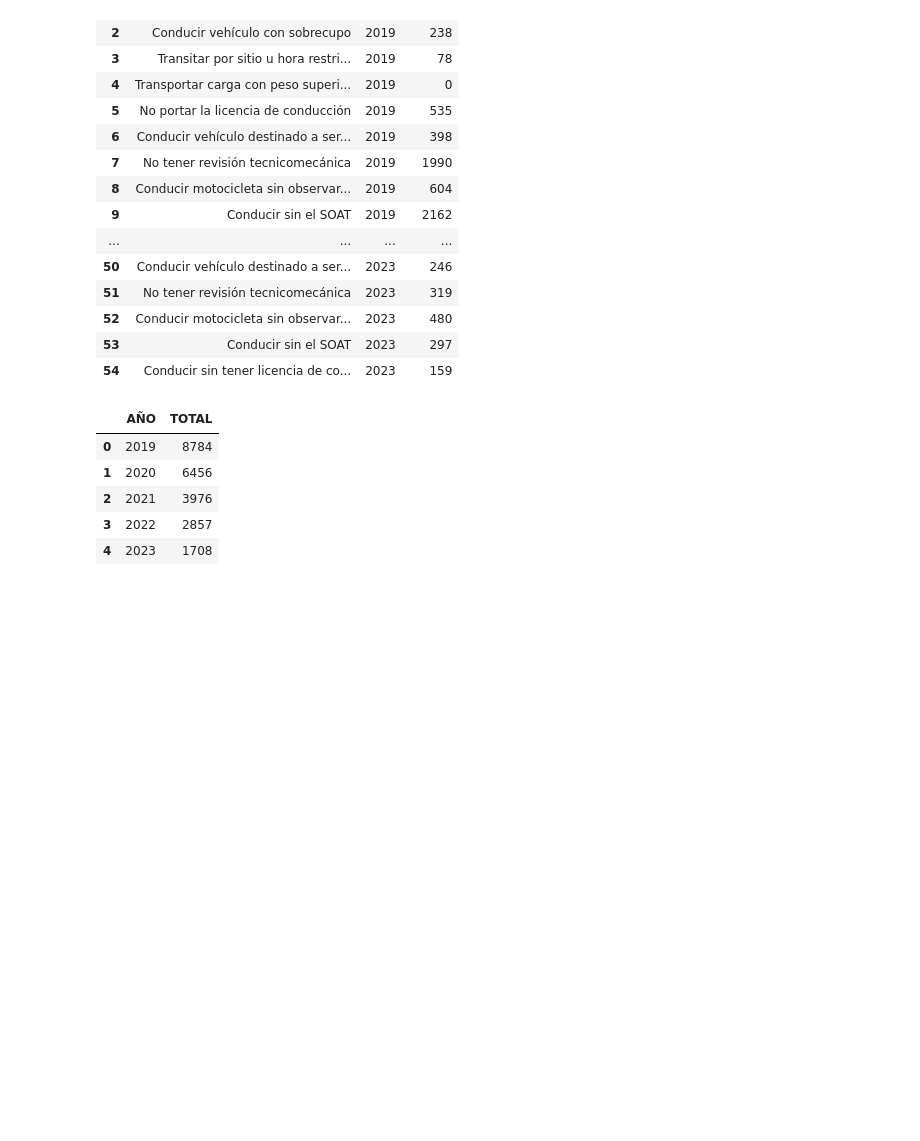
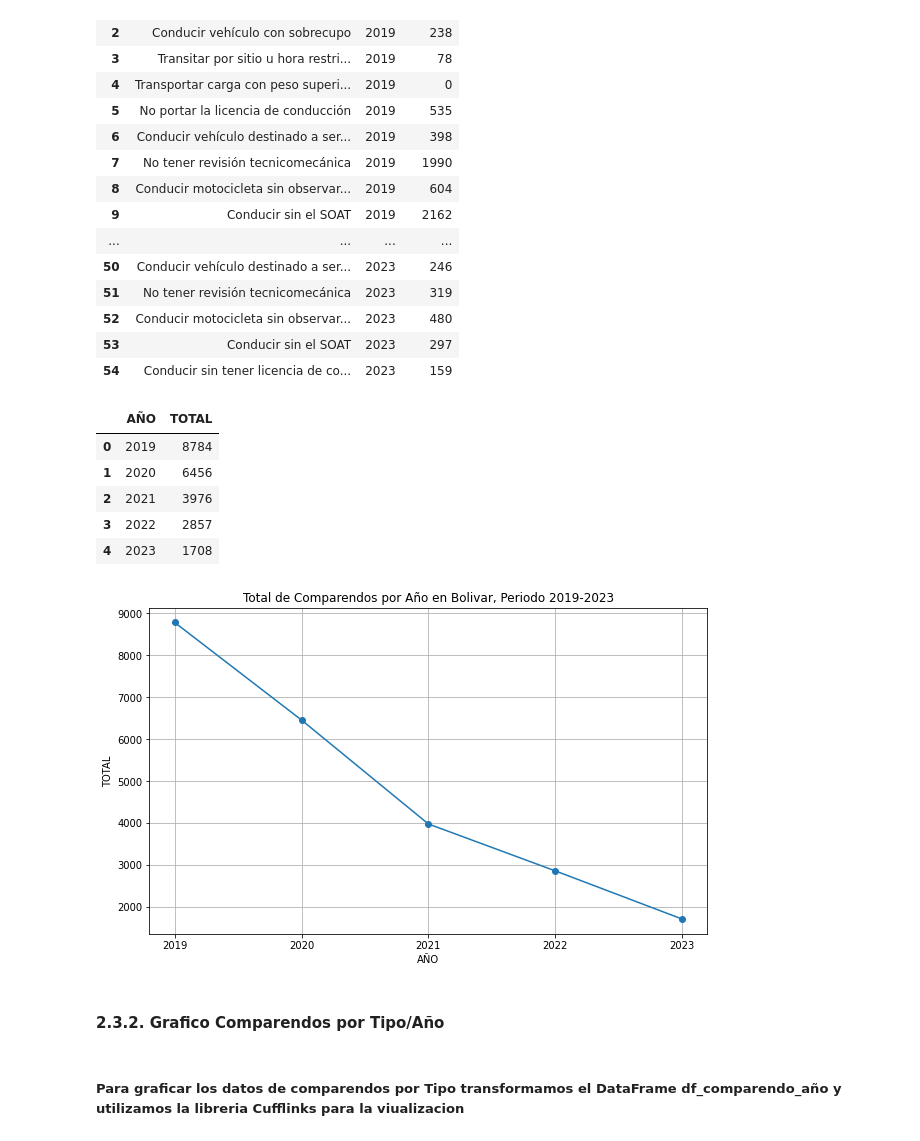
Before and after one commit to rjpaternina/comparendos_transito_Bolivar, a Jupyter notebook: notebooks/comparendos_transito_bolivar_anual.ipynb, the cells around one changed output. Cells and saved outputs as stored; diff of their text form; code cells hidden in the pictures; blank space fills up the shorter version.

```diff
--- a/notebooks/comparendos_transito_bolivar_anual.ipynb
+++ b/notebooks/comparendos_transito_bolivar_anual.ipynb
@@ -532,0 +549,19 @@ fig_lineas
+# %%
+#Creamos Grafico de lineas
+plt.figure(figsize=(10,6))
+plt.plot(comparendo_anual["AÑO"], comparendo_anual["TOTAL"], marker="o")
+plt.title('Total de Comparendos por Año en Bolivar, Periodo 2019-2023')
+plt.grid(True)
+
+#Editamos Titulo y Etiquetas del Grafico
+plt.xlabel('AÑO')
+plt.ylabel('TOTAL')
+
+plt.savefig("D:\\Ricardo\\Programacion\\Data_Science\\Proyectos_DS\\comparendos_transito_Bolivar\\results\\plots\\comparendos_linea.jpeg")
+plt.show()
+# %% [output]
+[figure, added]
+# %% [markdown]
+#### <font color="redblue"> **2.3.2. Grafico Comparendos por Tipo/Año**</font>
+# %% [markdown]
+##### Para graficar los datos de comparendos por Tipo transformamos el DataFrame df_comparendo_año y utilizamos la libreria Cufflinks para la viualizacion
```
Also changed, not shown: parts of 17 cells of this notebook, 12 other files.
